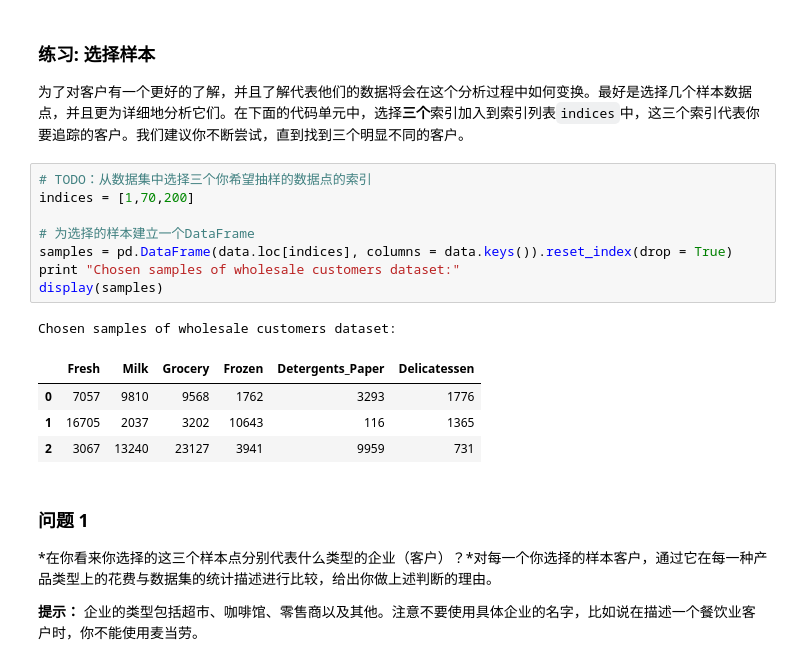
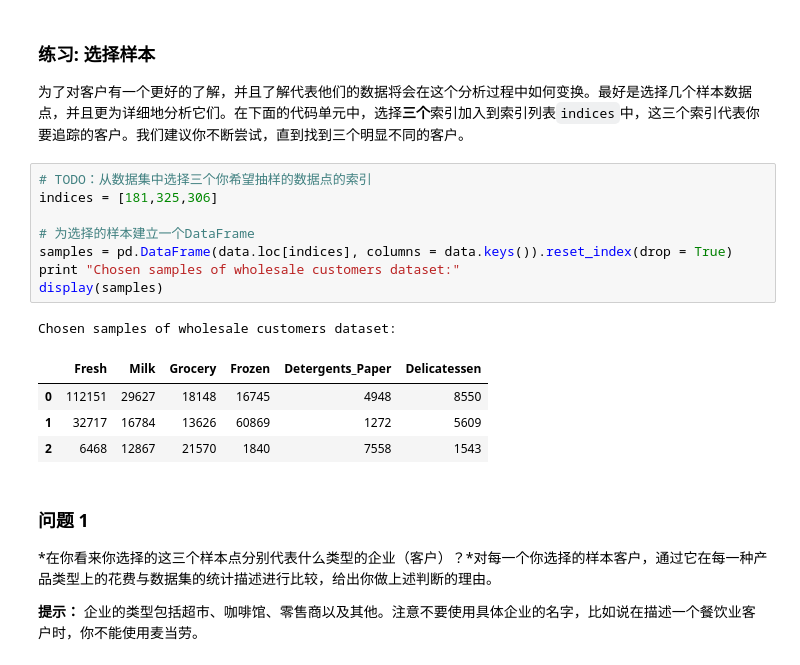
Before and after one commit to Liuguanli/Udacity_Projects, a Jupyter notebook: creating_customer_segments-master/customer_segments.ipynb, the cells around one changed output. Saved outputs shown, nothing was run; the diff lists cells and outputs as text.

```diff
--- a/creating_customer_segments-master/customer_segments.ipynb
+++ b/creating_customer_segments-master/customer_segments.ipynb
@@ -63,18 +63,18 @@ display(data.describe())
 为了对客户有一个更好的了解，并且了解代表他们的数据将会在这个分析过程中如何变换。最好是选择几个样本数据点，并且更为详细地分析它们。在下面的代码单元中，选择**三个**索引加入到索引列表`indices`中，这三个索引代表你要追踪的客户。我们建议你不断尝试，直到找到三个明显不同的客户。
 # %%
 # TODO：从数据集中选择三个你希望抽样的数据点的索引
-indices = [1,70,200]
+indices = [181,325,306]
 
 # 为选择的样本建立一个DataFrame
 samples = pd.DataFrame(data.loc[indices], columns = data.keys()).reset_index(drop = True)
 print "Chosen samples of wholesale customers dataset:"
 display(samples)
 # %% [output]
 Chosen samples of wholesale customers dataset:
 |  | Fresh | Milk | Grocery | Frozen | Detergents_Paper | Delicatessen |
-| 0 | 7057 | 9810 | 9568 | 1762 | 3293 | 1776 |
-| 1 | 16705 | 2037 | 3202 | 10643 | 116 | 1365 |
-| 2 | 3067 | 13240 | 23127 | 3941 | 9959 | 731 |
+| 0 | 112151 | 29627 | 18148 | 16745 | 4948 | 8550 |
+| 1 | 32717 | 16784 | 13626 | 60869 | 1272 | 5609 |
+| 2 | 6468 | 12867 | 21570 | 1840 | 7558 | 1543 |
 # %% [markdown]
 ### 问题 1
 *在你看来你选择的这三个样本点分别代表什么类型的企业（客户）？*对每一个你选择的样本客户，通过它在每一种产品类型上的花费与数据集的统计描述进行比较，给出你做上述判断的理由。
```
Also changed, not shown: parts of 6 cells of this notebook, 1 other file.
